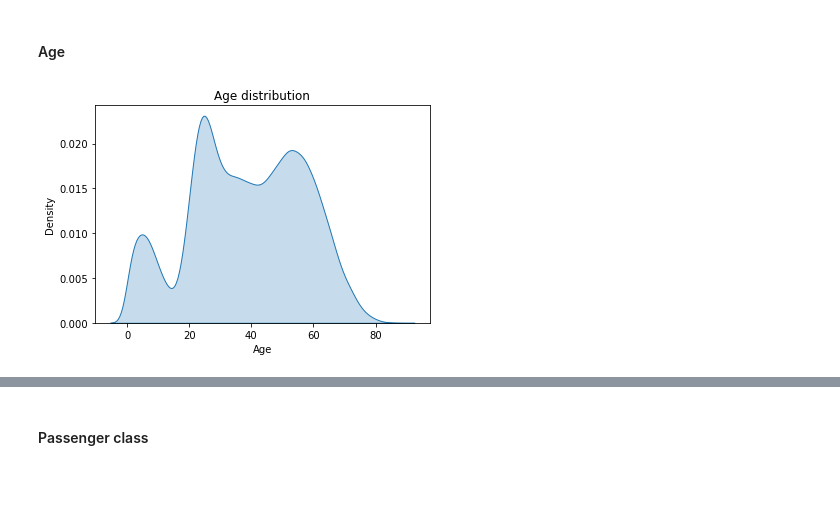
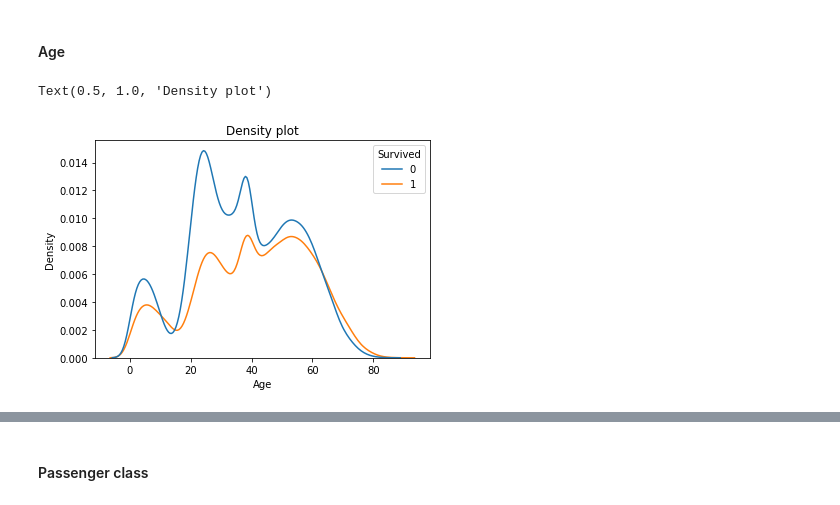
Before and after one commit to ssavelyeva1/RS_School_ML_Intro-Cross-checks, a Jupyter notebook: module_2_data_exploration/eda.ipynb, the cells around one changed output, grey strips where cells are left out. Drawn from its saved outputs; the diff is of its cells as text; code cells hidden in the pictures.

```diff
--- a/module_2_data_exploration/eda.ipynb
+++ b/module_2_data_exploration/eda.ipynb
@@ -154,10 +189,13 @@ Yes    0.42774
 Name: Survived, dtype: float64
 # %% [markdown]
 #### Age
-# %%
-age_plot = sns.kdeplot(data=df['Age'], shade=True).set(title='Age distribution')
-# %% [output]
-[figure, removed]
+# %%
+# Density plot (age and survival)
+age_plot = sns.kdeplot(x = df['Age'], hue = df['Survived'], data = df)
+age_plot.set_title('Density plot')
+# %% [output]
+Text(0.5, 1.0, 'Density plot')
+[figure, added]
 # %%
 df['Age'].describe()
 # %% [output]
```
Also changed, not shown: parts of 32 cells of this notebook.
